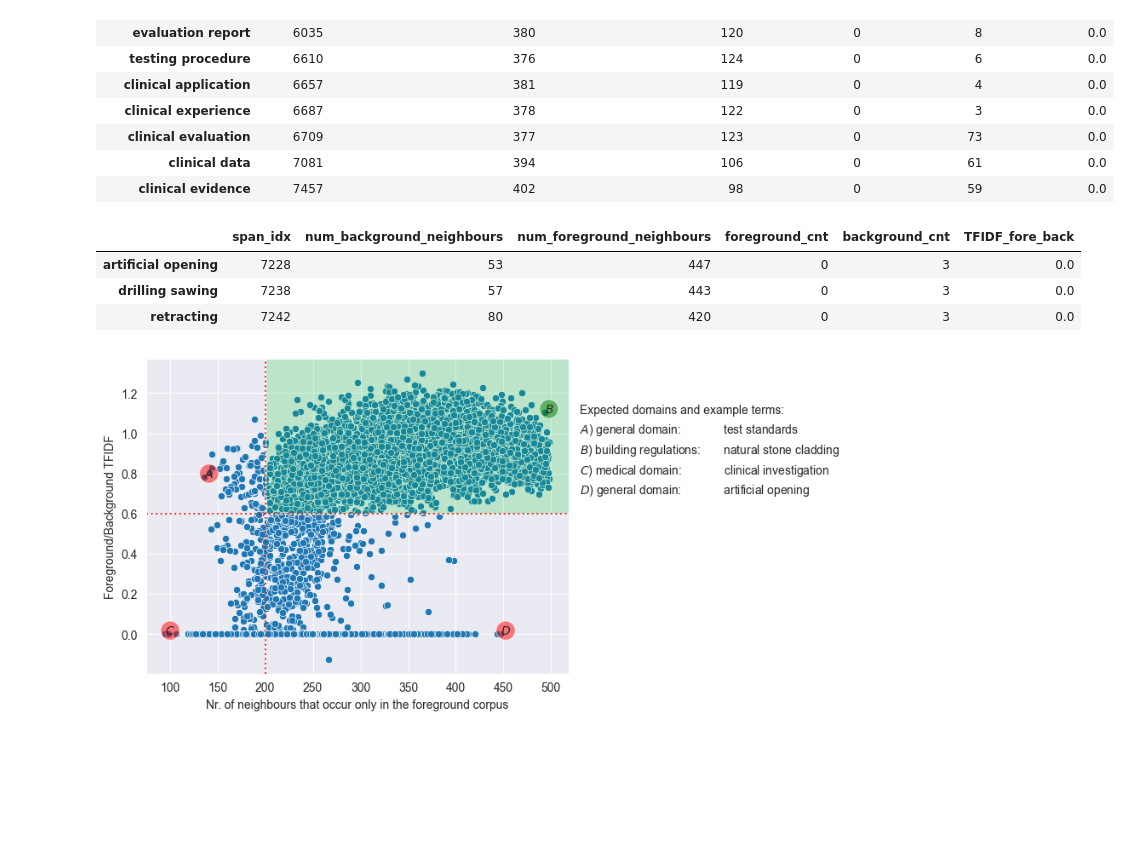
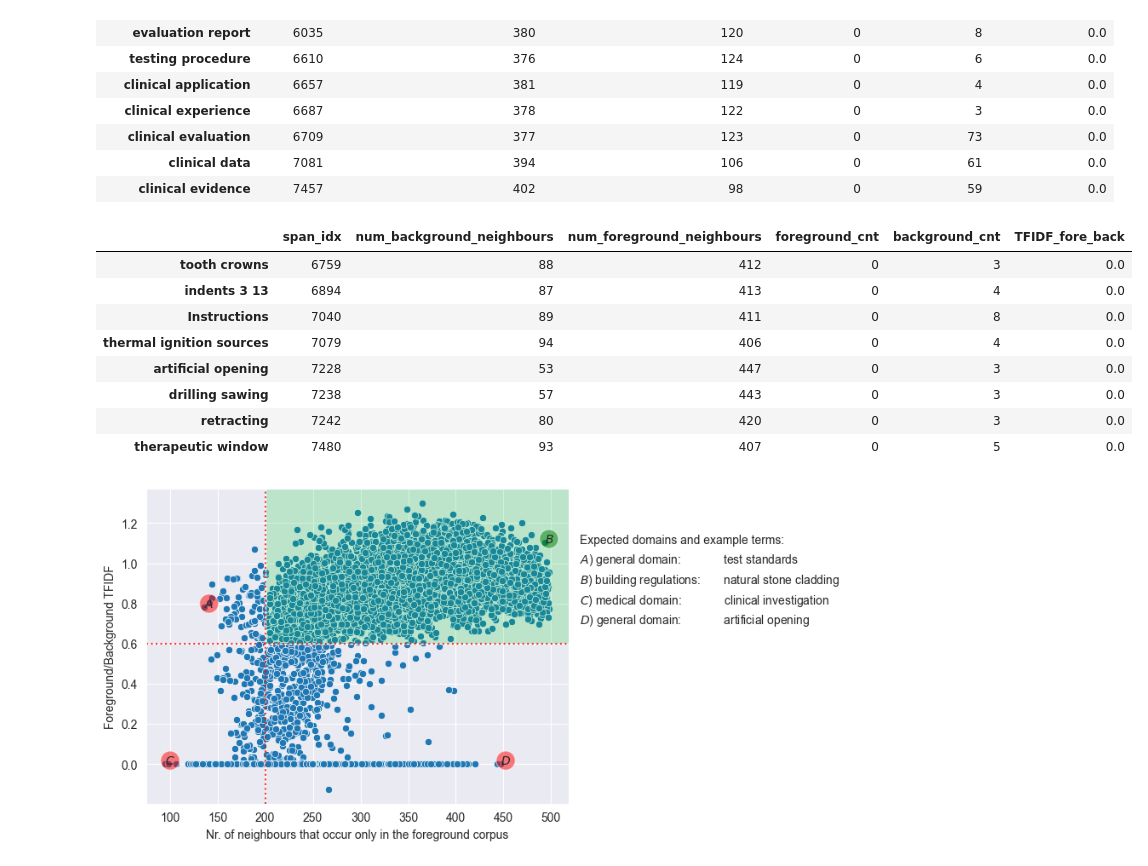
Before and after one commit to rubenkruiper/irec, a Jupyter notebook: 1. Term Extraction.ipynb, the cells around one changed output. Cells and saved outputs as stored; diff of their text form; code cells hidden in the pictures; blank space fills up the shorter version.

```diff
--- a/1. Term Extraction.ipynb
+++ b/1. Term Extraction.ipynb
@@ -791,13 +827,18 @@ span_features_df.loc[bottom & left]
 # %%
 # Example terms BOTTOM RIGHT of the plot (expecting general domain)
 bottom = span_features_df['TFIDF_fore_back'] < .1 * min_TFIDF_value
-right = span_features_df['num_foreground_neighbours'] > 415
+right = span_features_df['num_foreground_neighbours'] > 405
 span_features_df.loc[bottom & right]
 # %% [output]
 |  | span_idx | num_background_neighbours | num_foreground_neighbours | foreground_cnt | background_cnt | TFIDF_fore_back |
+| tooth crowns | 6759 | 88 | 412 | 0 | 3 | 0.0 |
+| indents 3 13 | 6894 | 87 | 413 | 0 | 4 | 0.0 |
+| Instructions | 7040 | 89 | 411 | 0 | 8 | 0.0 |
+| thermal ignition sources | 7079 | 94 | 406 | 0 | 4 | 0.0 |
 | artificial opening | 7228 | 53 | 447 | 0 | 3 | 0.0 |
 | drilling sawing | 7238 | 57 | 443 | 0 | 3 | 0.0 |
 | retracting | 7242 | 80 | 420 | 0 | 3 | 0.0 |
+| therapeutic window | 7480 | 93 | 407 | 0 | 5 | 0.0 |
 # %%
 # We'll save the plot as a figure with example terms
 fig = plt.figure()
```
Also changed, not shown: parts of 10 cells of this notebook, 5 other files.
